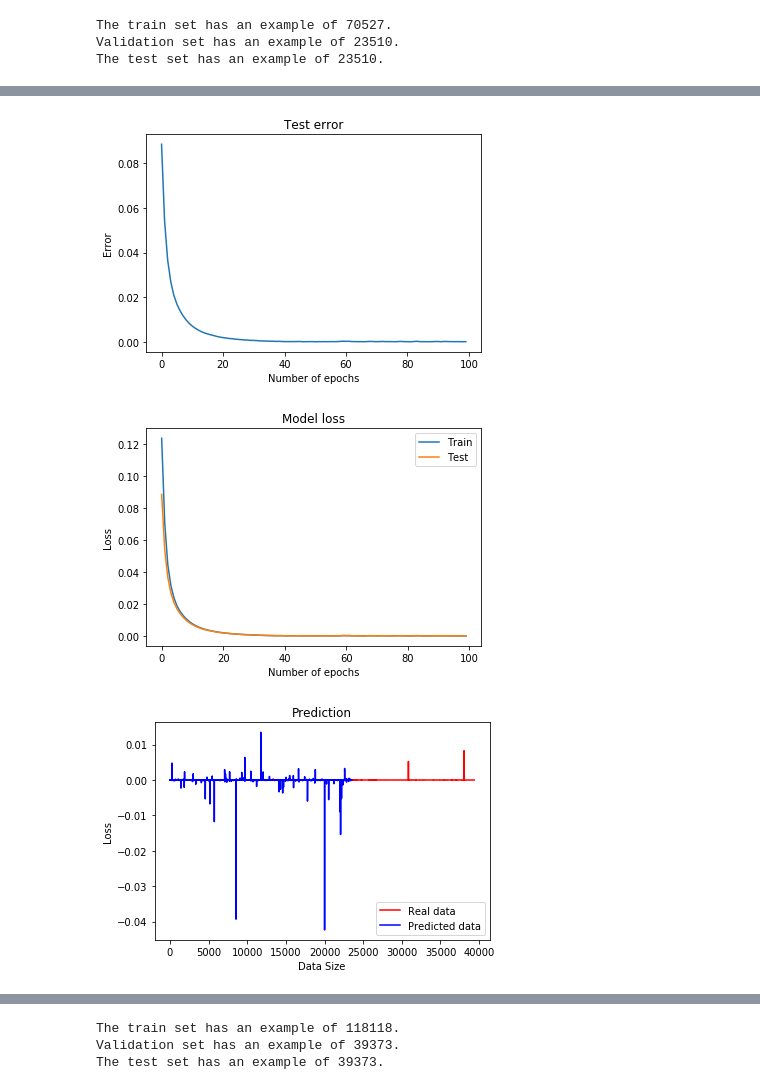
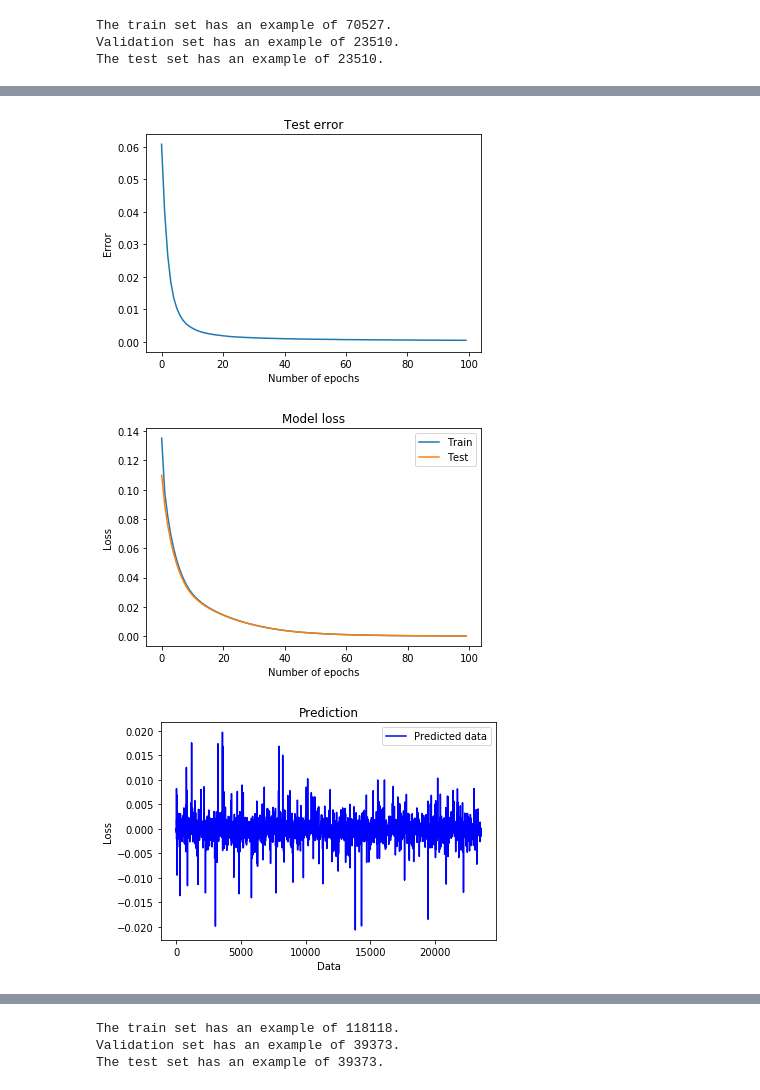
Before and after one commit to andre3racks/car-value-prediction, a Jupyter notebook: models/NeuralNetwork/NeuralNetwork.ipynb, the cells around one changed output, grey strips where cells are left out. Cells and saved outputs as stored; diff of their text form; code cells hidden in the pictures.

```diff
--- a/models/NeuralNetwork/NeuralNetwork.ipynb
+++ b/models/NeuralNetwork/NeuralNetwork.ipynb
@@ -116,12 +116,18 @@ loss_function='mean_absolute_error'
 # The sequential model is created to use compile-fit-evaluate-predict methods
 price_predictor = Sequential()
 
-# Neural network layers are created with RELU activation
+"""# Neural network layers are created with RELU activation
 price_predictor.add(Dense(128,activation='relu', input_dim=808))
 price_predictor.add(Dense(64))
 price_predictor.add(Dense(64))
 price_predictor.add(Dense(64))
 price_predictor.add(Dense(32,activation='relu'))
+price_predictor.add(Dense(8))
+price_predictor.add(Dense(1))
+price_predictor.summary()"""
+# Neural network layers are created with RELU activation
+price_predictor.add(Dense(64,activation='relu', input_dim=808))
+price_predictor.add(Dense(32))
 price_predictor.add(Dense(8))
 price_predictor.add(Dense(1))
 price_predictor.summary()
@@ -182,7 +188,7 @@ plt.plot(test_errs, 'r')
 plt.plot(history.history['val_loss'])
 plt.show()
 # %% [output]
-[figure, old version]
+[figure, new version]
 # %%
 plt.plot(history.history['loss'])
 plt.plot(history.history['val_loss'])
@@ -192,17 +198,16 @@ plt.xlabel('Number of epochs')
 plt.legend(['Train', 'Test'], loc='upper right')
 plt.show()
 # %% [output]
-[figure, old version]
+[figure, new version]
 # %%
-plt.plot(y_testAuto, color = 'red', label = 'Real data')
 plt.plot(price_predictionFull, color = 'blue', label = 'Predicted data')
 plt.ylabel('Loss')
-plt.xlabel('Data Size')
+plt.xlabel('Data')
 plt.title('Prediction')
 plt.legend()
 plt.show()
 # %% [output]
-[figure, old version]
+[figure, new version]
 # %%
 # Reading and displaying data from file autotrader_encoded.csv
 dataAuto = get_splits('../../data/encoded_data/autotrader_encoded.csv', 0.2)
```
Also changed, not shown: parts of 13 cells of this notebook, 1 other file.
